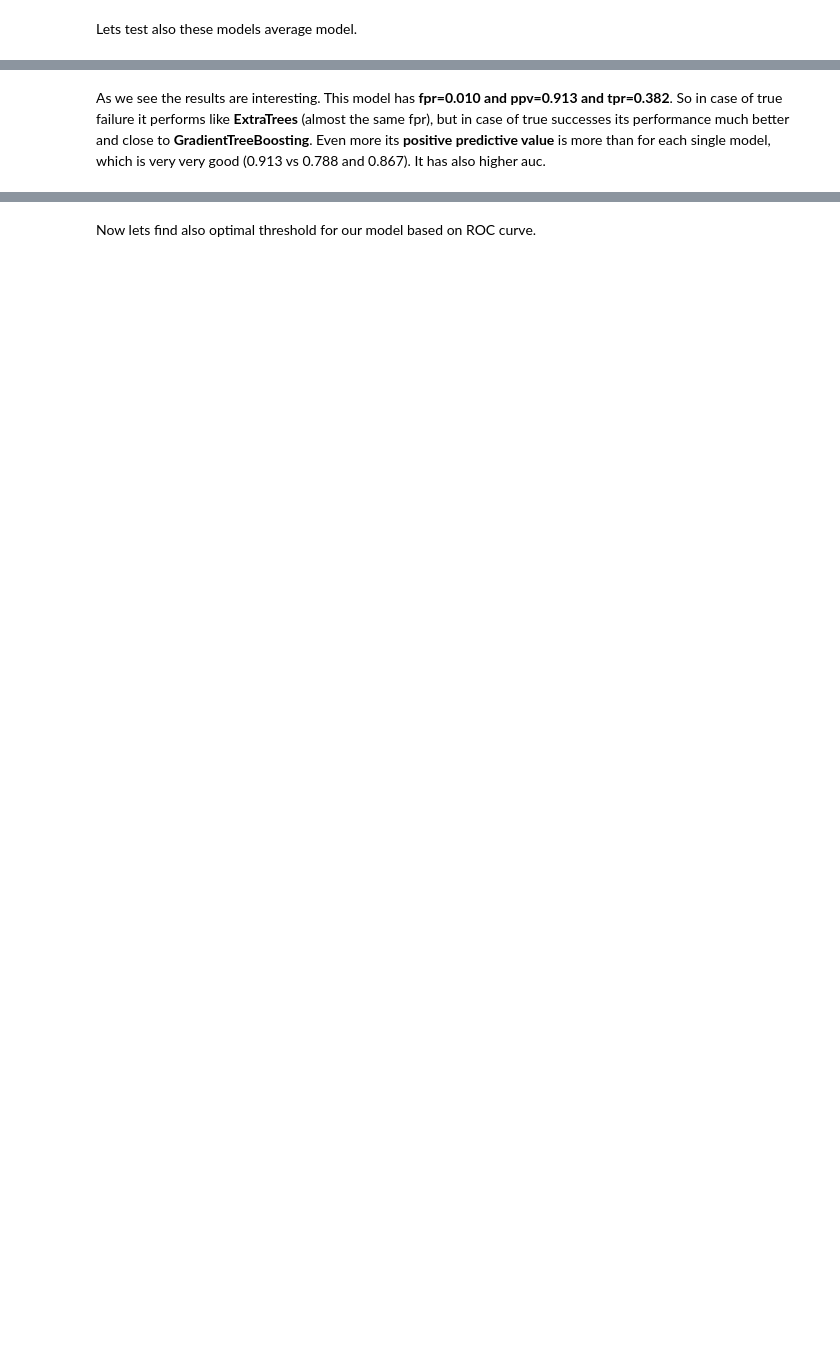
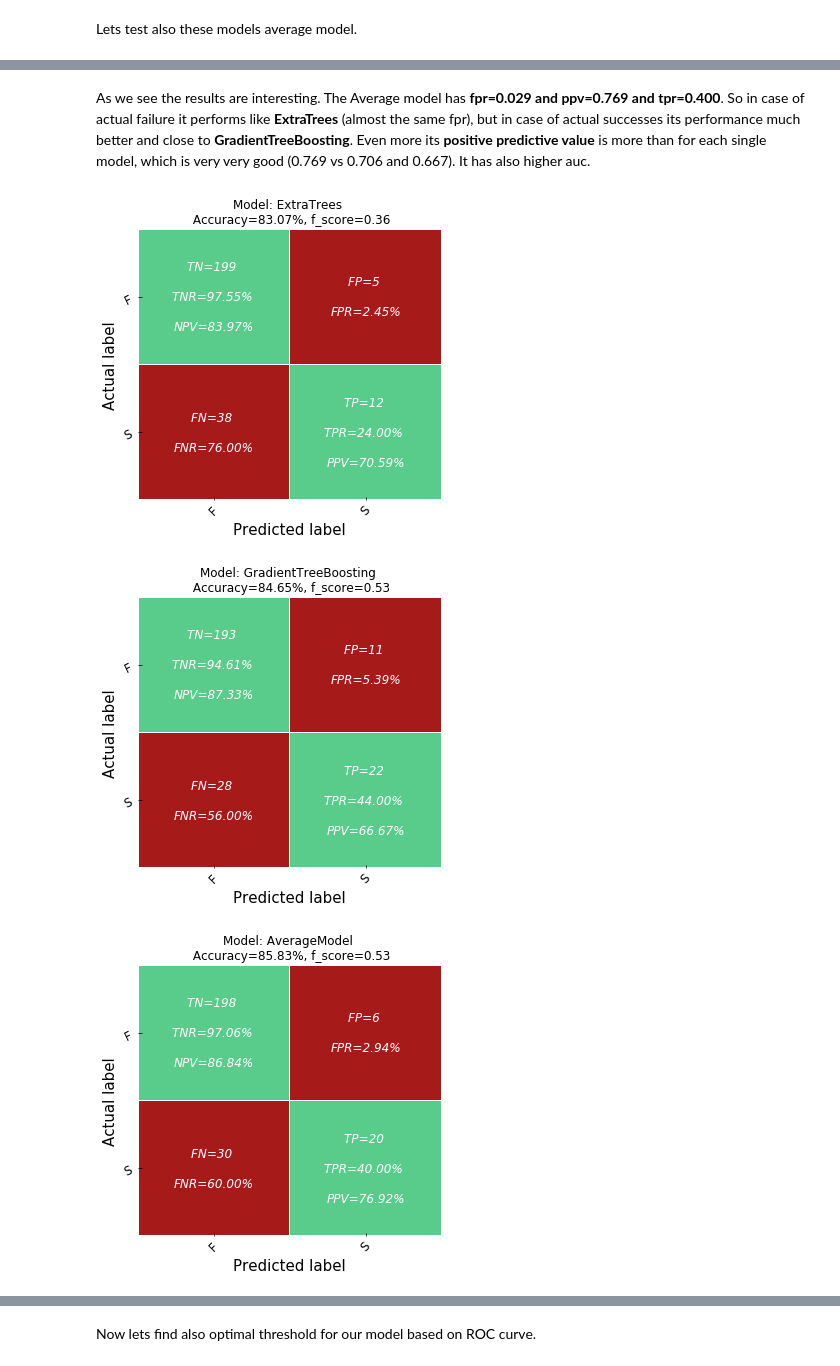
Before and after one commit to razmikmelikbekyan/market_share_prediction, a Jupyter notebook: MODELING.ipynb, the cells around one changed output, grey strips where cells are left out. Saved outputs shown, nothing was run; the diff lists cells and outputs as text; code cells hidden in the pictures; blank space fills up the shorter version.

Commit message:
plots

```diff
--- a/MODELING.ipynb
+++ b/MODELING.ipynb
@@ -812,6 +897,3 @@ plot_multiple_roc_curves(all_models_test_scores)
-# %%
-for model, metrics in all_models_test_scores.items():
-    plot_confusion_matrix(metrics, label=model)
 # %% [markdown]
 Now lets see how **confident we are that the true success probability will fall within the range of the interval**.
 This will be 95% confidence interval of PPV - positive predictive value, which shows the porbability of having positive sample (aka success), when our model predicts that sample is positive. We will use normal approximation.
@@ -909,29 +961,23 @@ class AveragingModels(BaseEstimator, RegressorMixin, TransformerMixin):
 
     def fit(self, X, y):
         # Train cloned base models
-        for model in self.models_:
+        for model in self.models:
             model.fit(X, y)
 
         return self
 
     #Now we do the predictions for cloned models and average them
     def predict(self, X):
-        predictions = np.column_stack([model.predict(X) for model in self.models_])
+        predictions = np.column_stack([model.predict(X) for model in self.models])
         return np.mean(predictions, axis=1)
-# %%
-average_pred = (lgb_pred + ext_pred) / 2
-average_metrics = scorer(y_test, average_pred)
-average_metrics.pop('confusion_matrix')
-
-model_names=[]
-tabular_format = defaultdict(list)
-for model_name, model_score_dict in [('GradientTreeBoosting', lgb_metrics), ('ExtraTrees', ext_metrics), ('AverageModel', average_metrics )]:
-    model_names.append(model_name)
-    for metric_name, metric_score in model_score_dict.items():
-        tabular_format[metric_name].append(metric_score)
-
-tabular_format = tabulate([[k] + v for k, v in tabular_format.items()],
-                          headers=['Metric'] + model_names, floatfmt=",.3f",  tablefmt="fancy_grid")
-
-print('Test results:')
-print(tabular_format)
+# %%
+average_model = AveragingModels([
+    ExtraTreesRegressor(**final_extratree_params),
+    lgb.LGBMRegressor(**final_lgb_params)
+])
+
+average_model.fit(X_train, y_train)
+all_final_models['AverageModel'] = average_model
+
+_, _,m_metrics = test_model(average_model, 'AverageModel', X_test, y_test, threshold, plot=False, verbose=False)
+all_models_test_scores['AverageModel']= m_metrics
@@ -938,2 +1007,2 @@ print(tabular_format)
 # %% [markdown]
-As we see the results are interesting. This model has **fpr=0.010 and ppv=0.913 and tpr=0.382**. So in case of true failure it performs like **ExtraTrees** (almost the same fpr), but in case of true successes its performance much better and close to **GradientTreeBoosting**. Even more its **positive predictive value** is more than for each single model, which is very very good (0.913 vs  0.788 and 0.867). It has also higher auc.
+As we see the results are interesting. The Average model has **fpr=0.029 and ppv=0.769 and tpr=0.400**. So in case of actual failure it performs like **ExtraTrees** (almost the same fpr), but in case of actual successes its performance much better and close to **GradientTreeBoosting**. Even more its **positive predictive value** is more than for each single model, which is very very good (0.769 vs 0.706 and 0.667). It has also higher auc.
@@ -952,0 +1009,8 @@ print('AverageModel: [{:.2f}, {:.2f}]'.format(average_conf_interval[0], average_
+# %%
+for model_name, model_metrics in all_models_test_scores.items():
+    plot_confusion_matrix(model_metrics, label=model_name, class_labels=('F', 'S'),
+                          image_path=os.path.join(plots_dir, '{}_test_cm'.format(model_name)))
+# %% [output]
+[figure, added]
+[figure, added]
+[figure, added]
```
Also changed, not shown: parts of 69 cells of this notebook, 9 other files.
